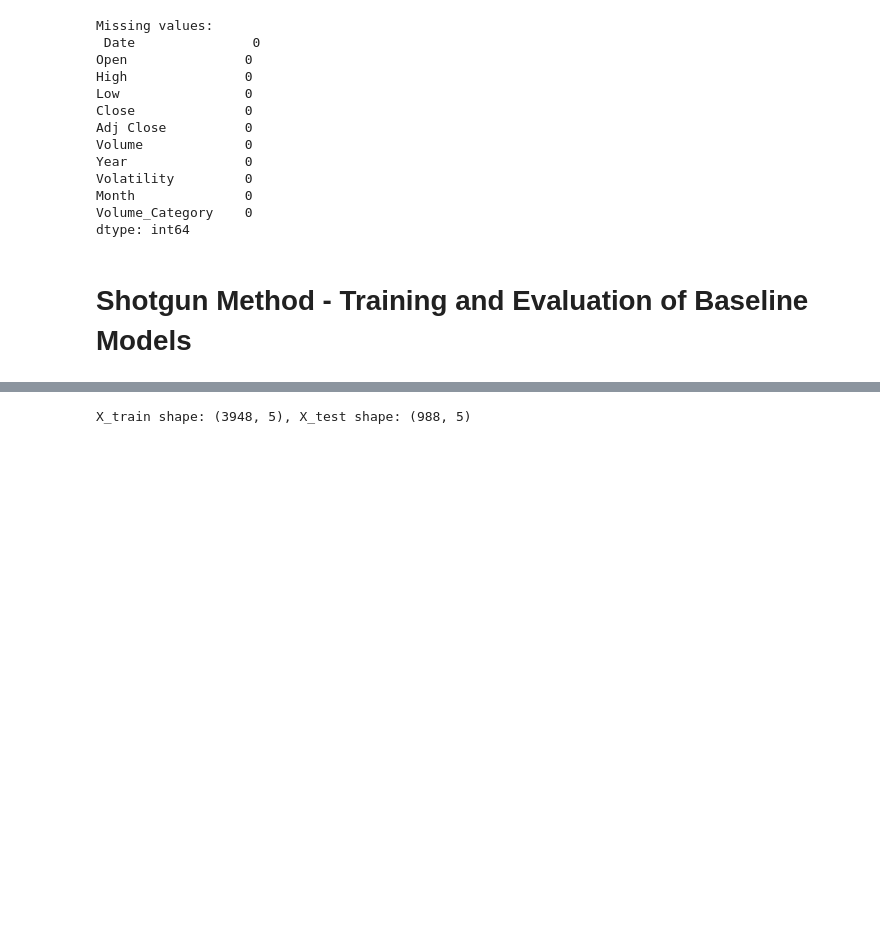
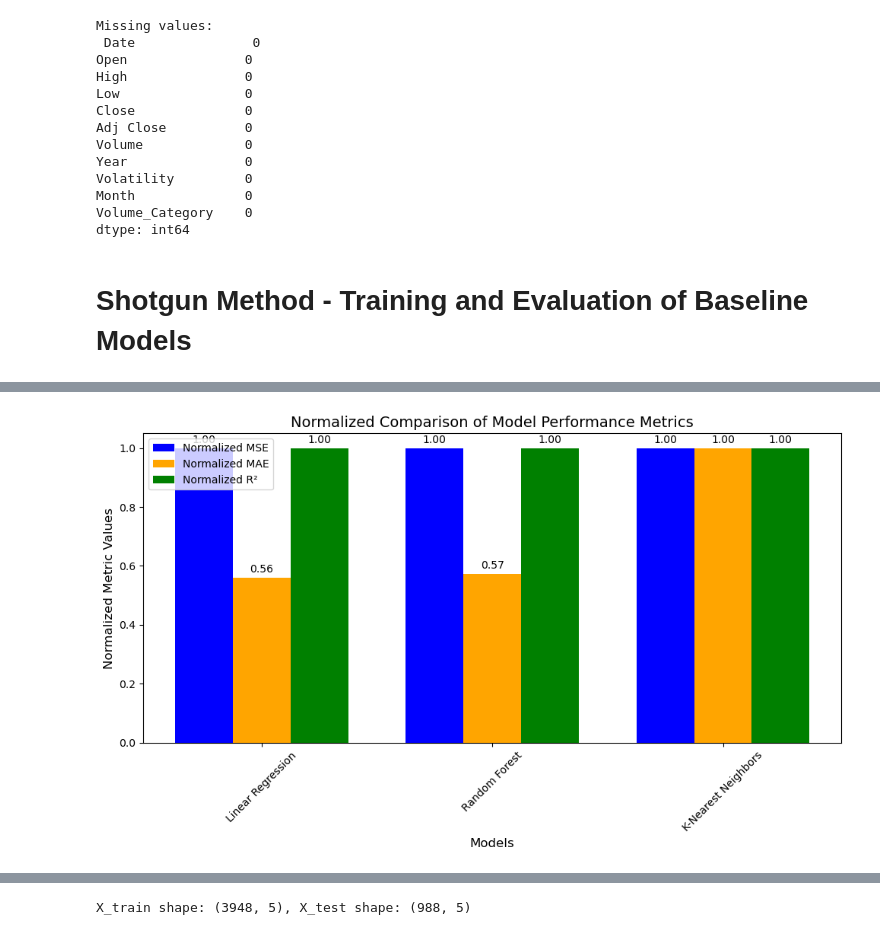
Before and after one commit to ElifSurucu/Google-Stock-Market-Data, a Jupyter notebook: Machine_Learning.ipynb, the cells around one changed output, grey strips where cells are left out. Cells and saved outputs as stored; diff of their text form; code cells hidden in the pictures; blank space fills up the shorter version.

```diff
--- a/Machine_Learning.ipynb
+++ b/Machine_Learning.ipynb
@@ -134,0 +254,51 @@ data['Date'] = pd.to_datetime(data['Date'])
+# %%
+import pandas as pd
+import matplotlib.pyplot as plt
+import numpy as np
+
+# Results dictionary
+results = {
+    "Linear Regression": {"MSE": 0.0001, "MAE": 0.0038, "R2": 0.9993},
+    "Random Forest": {"MSE": 0.0001, "MAE": 0.0039, "R2": 0.9993},
+    "K-Nearest Neighbors": {"MSE": 0.0001, "MAE": 0.0068, "R2": 0.9983}
+}
+
+# Convert results dictionary to DataFrame for easier plotting
+results_df = pd.DataFrame(results).T
+
+# Normalize metrics for comparison
+normalized_results = results_df.copy()
+for column in normalized_results.columns:
+    normalized_results[column] = normalized_results[column] / normalized_results[column].max()
+
+# Plot combined normalized metrics
+fig, ax = plt.subplots(figsize=(10, 6))
+
+# Define bar width and positions
+bar_width = 0.25
+index = np.arange(len(normalized_results))
+
+# Plot each metric
+ax.bar(index - bar_width, normalized_results["MSE"], bar_width, label="Normalized MSE", color="blue")
+ax.bar(index, normalized_results["MAE"], bar_width, label="Normalized MAE", color="orange")
+ax.bar(index + bar_width, normalized_results["R2"], bar_width, label="Normalized R²", color="green")
+
+# Add titles and labels
+ax.set_title("Normalized Comparison of Model Performance Metrics", fontsize=14)
+ax.set_xlabel("Models", fontsize=12)
+ax.set_ylabel("Normalized Metric Values", fontsize=12)
+ax.set_xticks(index)
+ax.set_xticklabels(normalized_results.index, rotation=45, fontsize=10)
+ax.legend()
+
+# Add value labels on bars
+for bar_group in ax.containers:
+    ax.bar_label(bar_group, fmt="%.2f", fontsize=10, label_type="edge", padding=3)
+
+# Adjust layout
+plt.tight_layout()
+
+# Show plot
+plt.show()
+# %% [output]
+[figure, added]
```
Also changed, not shown: parts of 9 cells of this notebook.
